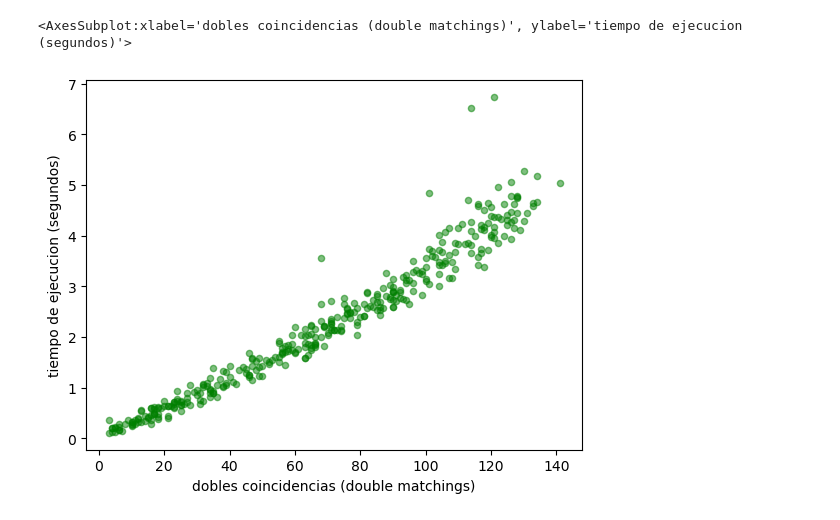
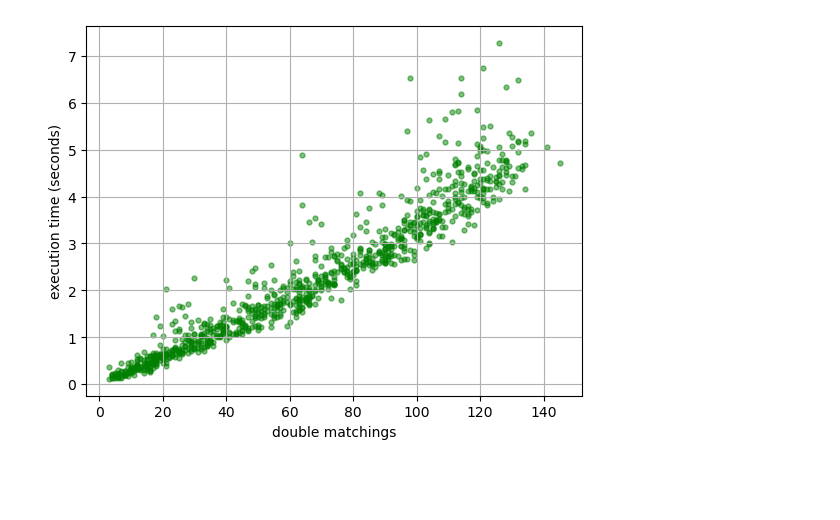
Before and after one commit to D-Cryp7/FramesQKD, a Jupyter notebook: LL20/plots.ipynb, the cells around one changed output. Cells and saved outputs as stored; diff of their text form; code cells hidden in the pictures; blank space fills up the shorter version.

Commit message:
Add final results

```diff
--- a/LL20/plots.ipynb
+++ b/LL20/plots.ipynb
@@ -11,11 +11,7 @@ plt.savefig('figures/LL20_results_error_free.svg', format = "svg")
 # %%
-df = pd.read_csv("results_with_time.csv")[:1000]
-df.plot.scatter(x = "double_matchings", y = "time", xlabel = "double matchings", ylabel = "time execution (seconds)", alpha = 0.5, grid = True, marker = ".", color = "green", s = 50)
+df = pd.read_csv("results_error_free_with_time.csv")[:1000]
+df.plot.scatter(x = "double_matchings", y = "time", xlabel = "double matchings", ylabel = "execution time (seconds)", alpha = 0.5, grid = True, marker = ".", color = "green", s = 50)
 
-plt.savefig('figures/LLS21_time_results.svg', format = "svg")
+plt.savefig('figures/LL20_time_results_error_free.svg', format = "svg")
+# %% [output]
+[figure, added]
-# %%
-df = pd.read_csv("results_error_free_with_time.csv")
-df.plot.scatter(x = "double_matchings", y = "time", xlabel = "dobles coincidencias (double matchings)", ylabel = "tiempo de ejecucion (segundos)", alpha = 0.5, color = "green")
-# %% [output]
-<AxesSubplot:xlabel='dobles coincidencias (double matchings)', ylabel='tiempo de ejecucion (segundos)'>
-[figure, removed]
```
Also changed, not shown: parts of 1 cell of this notebook, 5 other files.
